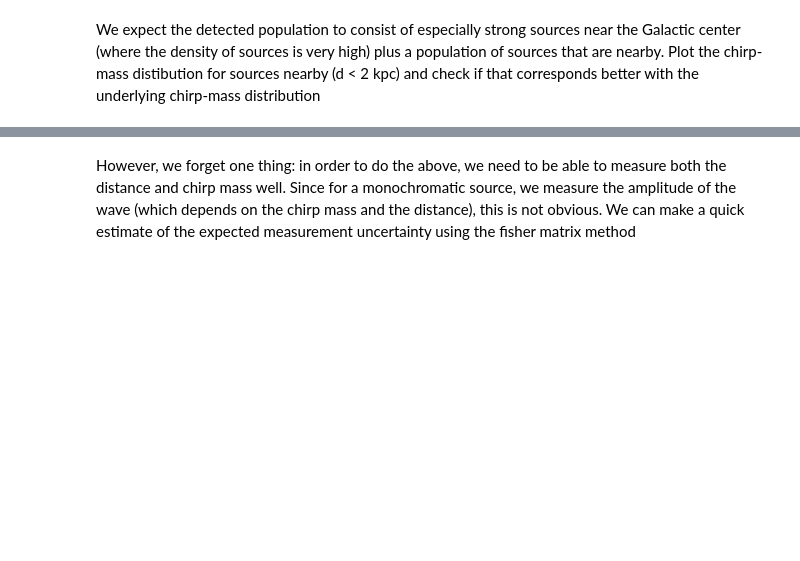
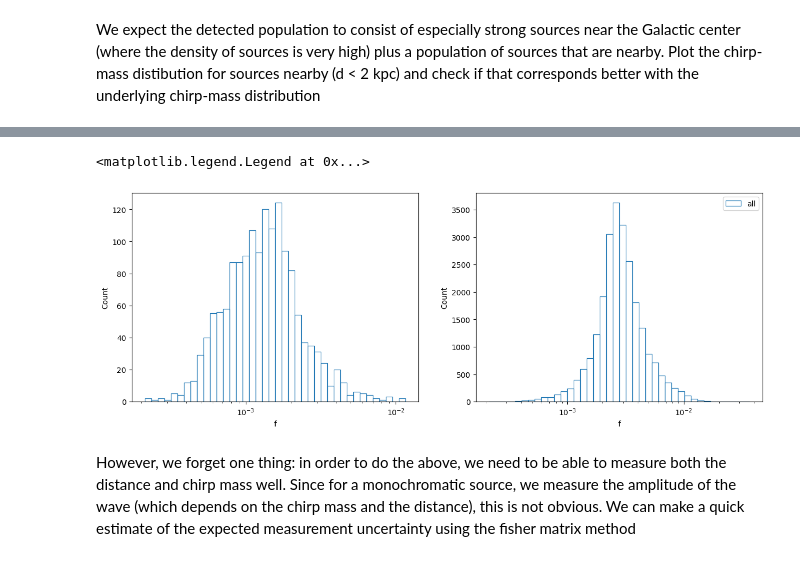
Before and after one commit to nelemans/LISA_GB_population, a Jupyter notebook: LISA_community_day_populations.ipynb, the cells around one changed output, grey strips where cells are left out. Cells and saved outputs as stored; diff of their text form; code cells hidden in the pictures; blank space fills up the shorter version.

```diff
--- a/LISA_community_day_populations.ipynb
+++ b/LISA_community_day_populations.ipynb
@@ -439,3 +443,23 @@ plt.legend()
+# %%
+#mask points with d < 2kpc and plot again
+mask = (data['ExactSNR'] > 7)
+mask2 = (data['ExactSNR'] > 7) & (data['d'] < 2)
+fig = plt.figure(figsize=(15, 5))
+plt.subplot(121)
+ax = sns.histplot(data[mask],x='f',bins=40,fill=False,stat='count',cumulative=False,label='d < 2 kpc',log_scale=True)
+bars = ax.patches
+yf_d2 = np.array([bar.get_height() for bar in bars])
+xf_d2 = np.array([bar.get_x() + bar.get_width() / 2 for bar in bars])
+
+plt.subplot(122)
+ax2 = sns.histplot(data[mask],x='f',bins=40,fill=False,stat='count',cumulative=False,label='all',log_scale=True)
+bars2 = ax2.patches
+yf_all = np.array([bar.get_height() for bar in bars2])
+xf_all = np.array([bar.get_x() + bar.get_width() / 2 for bar in bars2])
+plt.legend()
+# %% [output]
+<matplotlib.legend.Legend at 0x...>
+[figure, added]
 # %% [markdown]
 However, we forget one thing: in order to do the above, we need to be able to measure both the distance and chirp mass well. Since for a monochromatic source, we measure the amplitude of the wave (which depends on the chirp mass and the distance), this is not obvious. We can make a quick estimate of the expected measurement uncertainty using the fisher matrix method
 # %%
```
Also changed, not shown: parts of 5 cells of this notebook.
